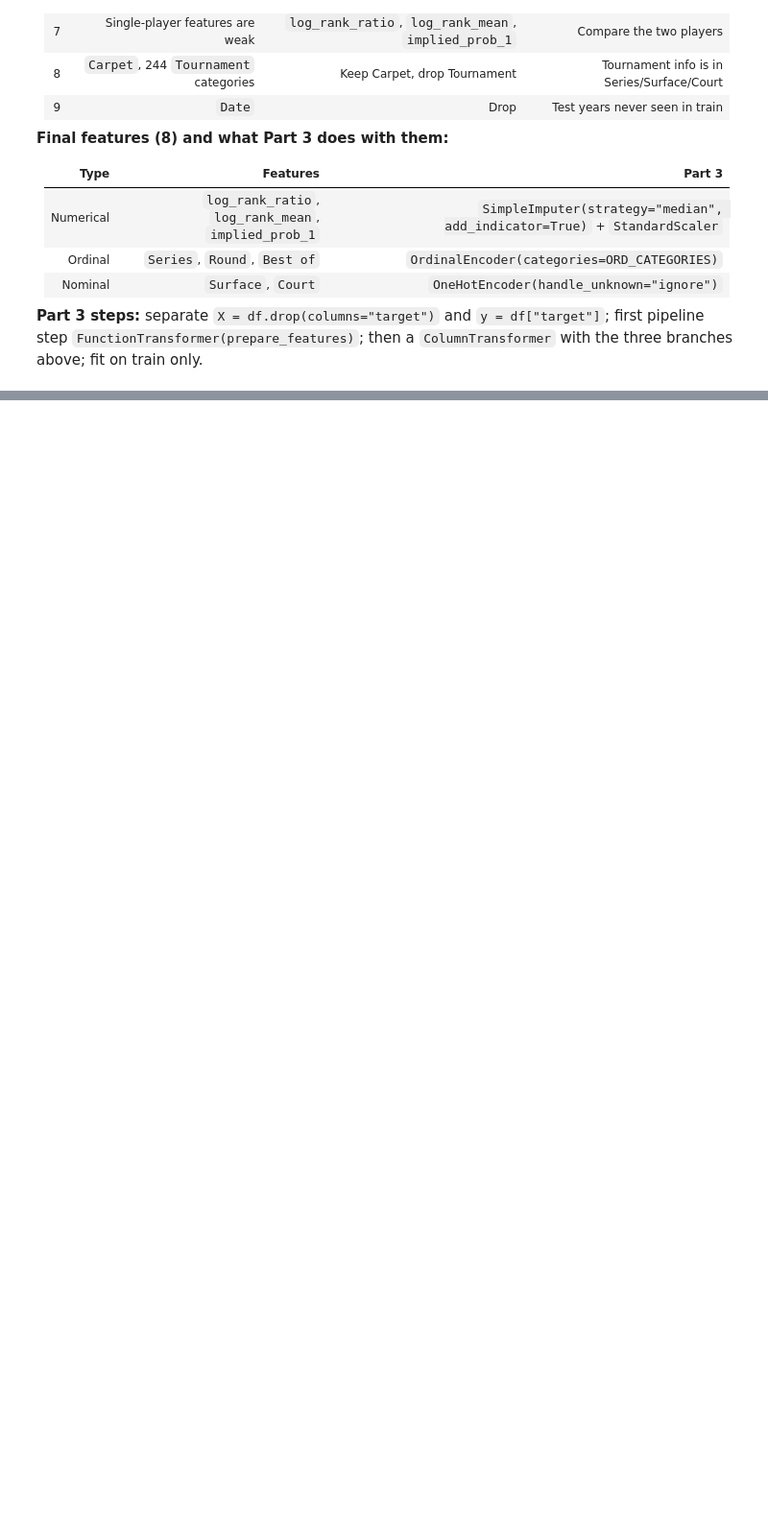
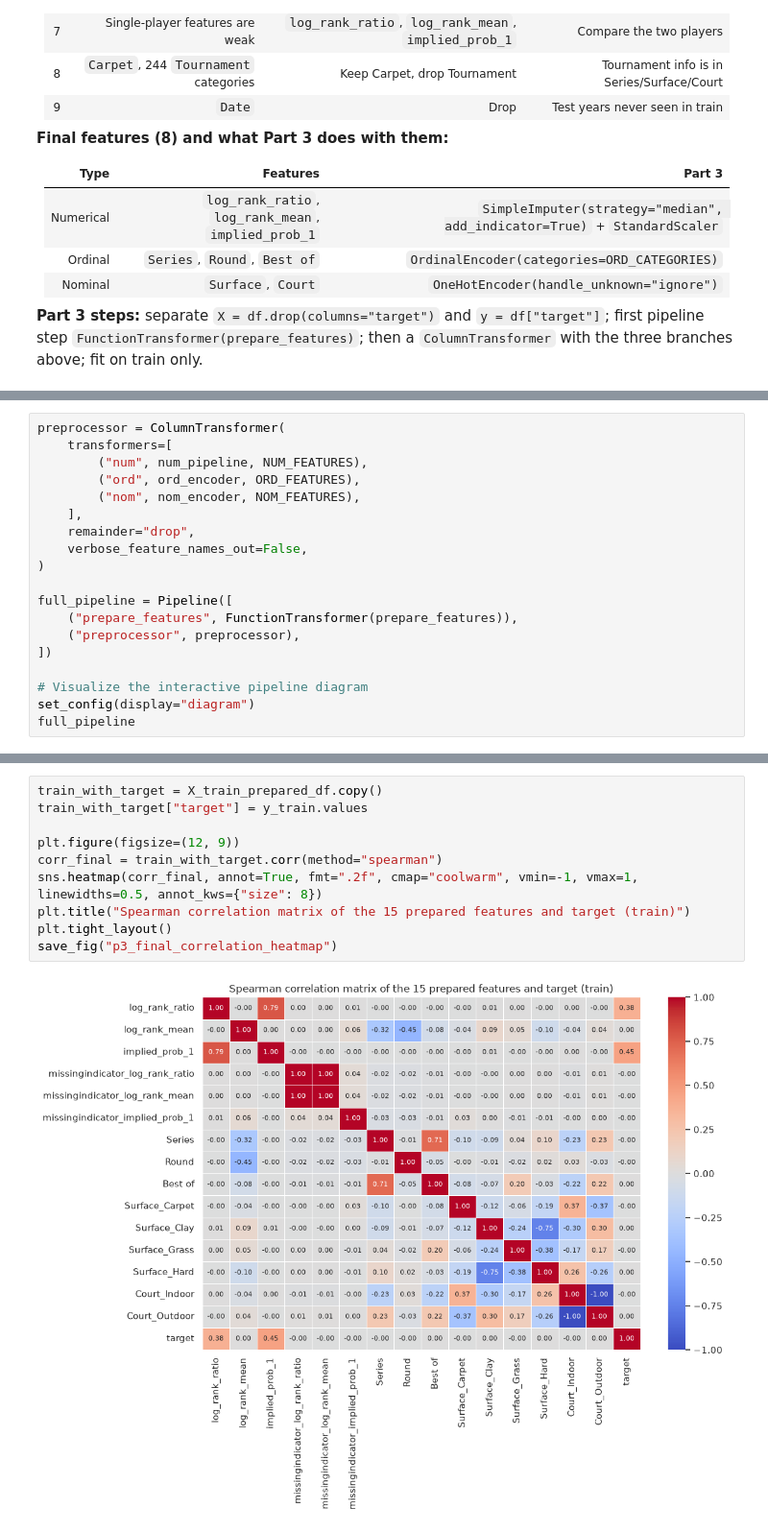
Before and after one commit to PeroPeki/machine_learning_erasmus, a Jupyter notebook: notebooks/data_explanation.ipynb, the cells around one changed output, grey strips where cells are left out. Shown at 96% size. Drawn from its saved outputs; the diff is of its cells as text; blank space fills up the shorter version.

```diff
--- a/notebooks/data_explanation.ipynb
+++ b/notebooks/data_explanation.ipynb
@@ -1317,0 +1390,19 @@ Court    train: ['Indoor', 'Outdoor']   test: ['Indoor', 'Outdoor']
+# %%
+preprocessor = ColumnTransformer(
+    transformers=[
+        ("num", num_pipeline, NUM_FEATURES),
+        ("ord", ord_encoder, ORD_FEATURES),
+        ("nom", nom_encoder, NOM_FEATURES),
+    ],
+    remainder="drop",
+    verbose_feature_names_out=False,
+)
+
+full_pipeline = Pipeline([
+    ("prepare_features", FunctionTransformer(prepare_features)),
+    ("preprocessor", preprocessor),
+])
+
+# Visualize the interactive pipeline diagram
+set_config(display="diagram")
+full_pipeline
@@ -1317,0 +1620,12 @@ Court    train: ['Indoor', 'Outdoor']   test: ['Indoor', 'Outdoor']
+# %%
+train_with_target = X_train_prepared_df.copy()
+train_with_target["target"] = y_train.values
+
+plt.figure(figsize=(12, 9))
+corr_final = train_with_target.corr(method="spearman")
+sns.heatmap(corr_final, annot=True, fmt=".2f", cmap="coolwarm", vmin=-1, vmax=1, linewidths=0.5, annot_kws={"size": 8})
+plt.title("Spearman correlation matrix of the 15 prepared features and target (train)")
+plt.tight_layout()
+save_fig("p3_final_correlation_heatmap")
+# %% [output]
+[figure, added]
```
Also changed, not shown: parts of 40 cells of this notebook, 23 other files.
